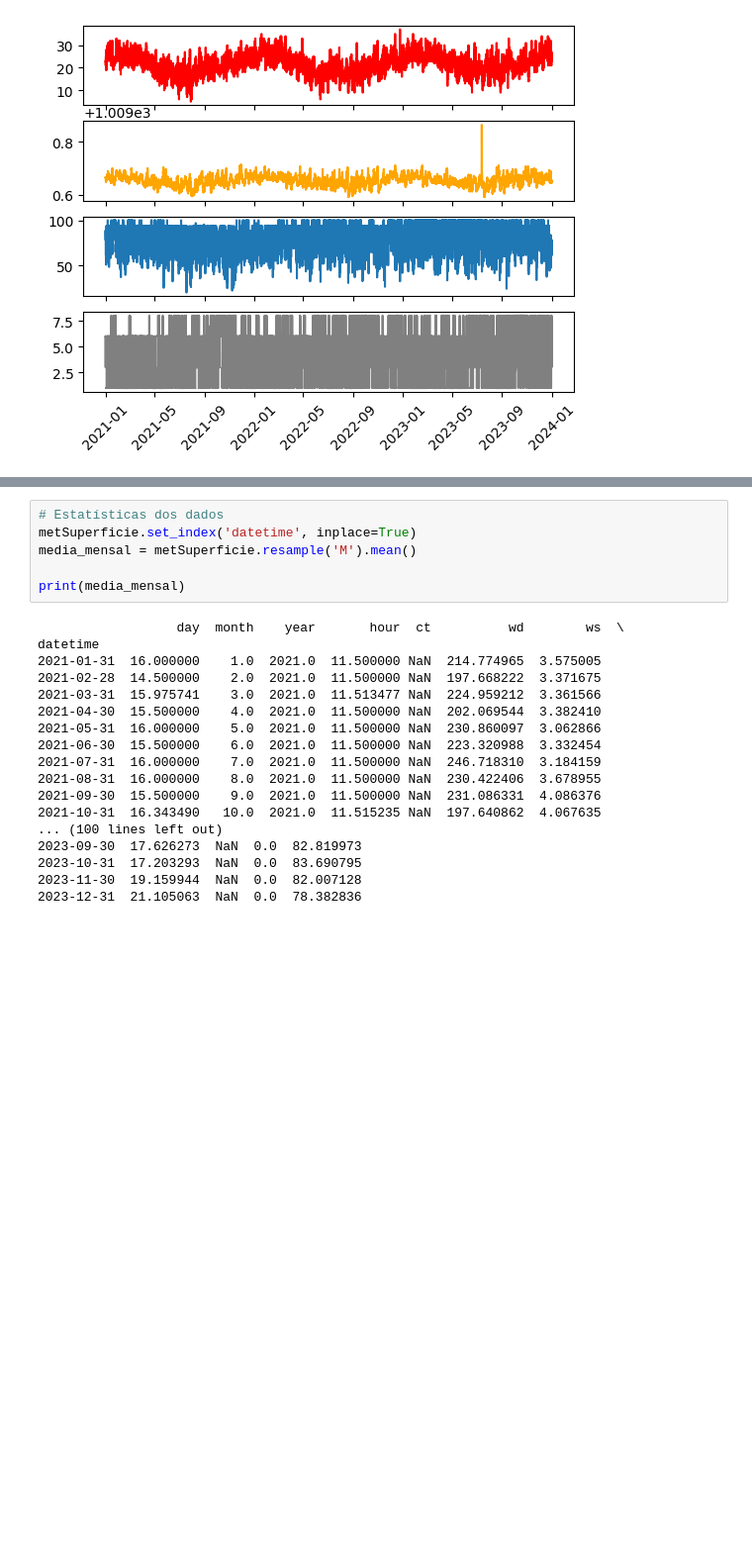
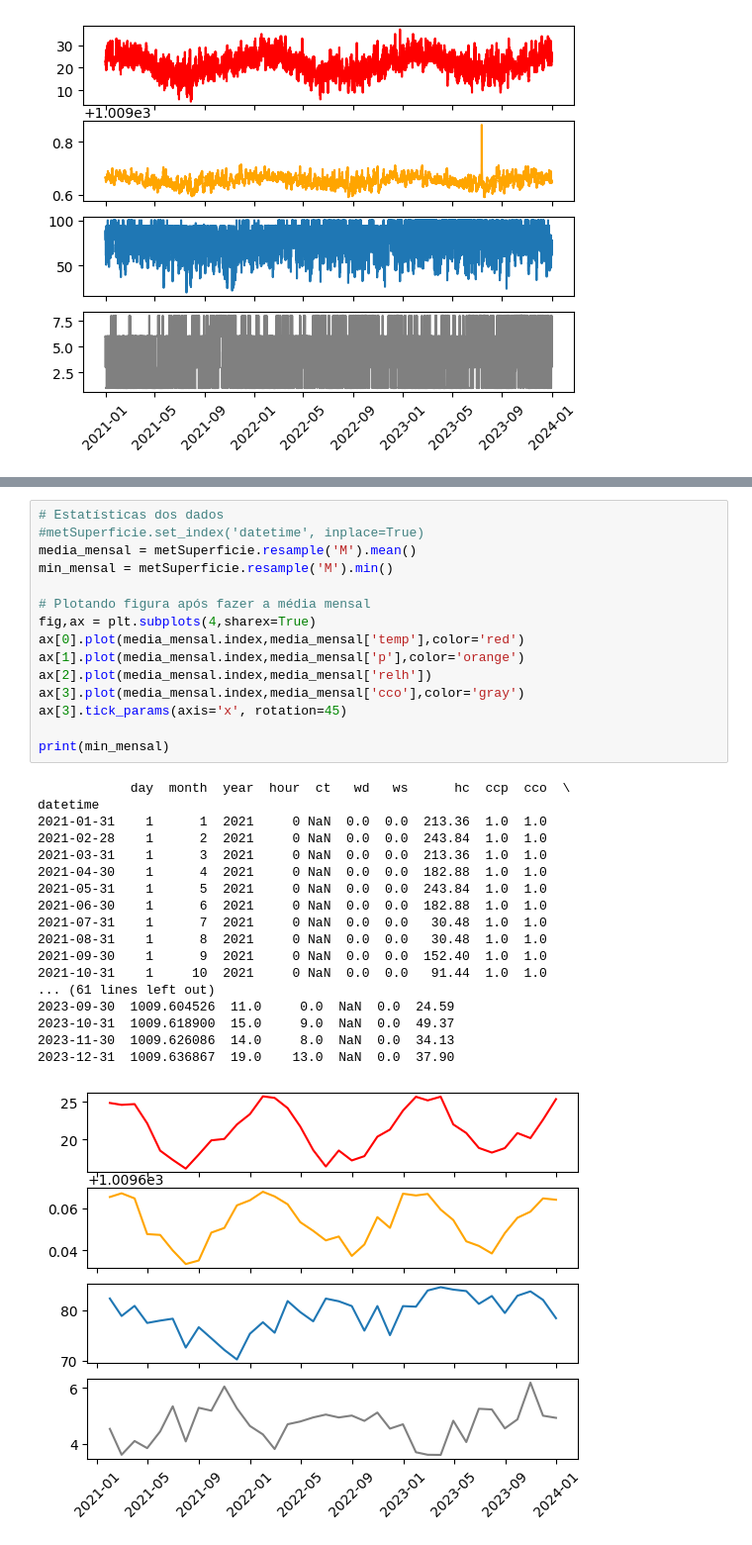
Before and after one commit to leohoinaski/ENS5173_202401, a Jupyter notebook: Atividade02.ipynb, the cells around one changed output, grey strips where cells are left out. Shown at 99% size. Cells and saved outputs as stored; diff of their text form; blank space fills up the shorter version.

```diff
--- a/Atividade02.ipynb
+++ b/Atividade02.ipynb
@@ -114,24 +153,34 @@ ax[3].tick_params(axis='x', rotation=45)
 # %%
 # Estatísticas dos dados
-metSuperficie.set_index('datetime', inplace=True)
+#metSuperficie.set_index('datetime', inplace=True)
 media_mensal = metSuperficie.resample('M').mean()
+min_mensal = metSuperficie.resample('M').min()
 
-print(media_mensal)
+# Plotando figura após fazer a média mensal
+fig,ax = plt.subplots(4,sharex=True)
+ax[0].plot(media_mensal.index,media_mensal['temp'],color='red')
+ax[1].plot(media_mensal.index,media_mensal['p'],color='orange')
+ax[2].plot(media_mensal.index,media_mensal['relh'])
+ax[3].plot(media_mensal.index,media_mensal['cco'],color='gray')
+ax[3].tick_params(axis='x', rotation=45)
+
+print(min_mensal)
 # %% [output]
-                  day  month    year       hour  ct          wd        ws  \
+            day  month  year  hour  ct   wd   ws      hc  ccp  cco  \
 datetime
-2021-01-31  16.000000    1.0  2021.0  11.500000 NaN  214.774965  3.575005
-2021-02-28  14.500000    2.0  2021.0  11.500000 NaN  197.668222  3.371675
-2021-03-31  15.975741    3.0  2021.0  11.513477 NaN  224.959212  3.361566
-2021-04-30  15.500000    4.0  2021.0  11.500000 NaN  202.069544  3.382410
-2021-05-31  16.000000    5.0  2021.0  11.500000 NaN  230.860097  3.062866
-2021-06-30  15.500000    6.0  2021.0  11.500000 NaN  223.320988  3.332454
-2021-07-31  16.000000    7.0  2021.0  11.500000 NaN  246.718310  3.184159
-2021-08-31  16.000000    8.0  2021.0  11.500000 NaN  230.422406  3.678955
-2021-09-30  15.500000    9.0  2021.0  11.500000 NaN  231.086331  4.086376
-2021-10-31  16.343490   10.0  2021.0  11.515235 NaN  197.640862  4.067635
-... (100 lines left out)
-2023-09-30  17.626273  NaN  0.0  82.819973
-2023-10-31  17.203293  NaN  0.0  83.690795
-2023-11-30  19.159944  NaN  0.0  82.007128
-2023-12-31  21.105063  NaN  0.0  78.382836
+2021-01-31    1      1  2021     0 NaN  0.0  0.0  213.36  1.0  1.0
+2021-02-28    1      2  2021     0 NaN  0.0  0.0  243.84  1.0  1.0
+2021-03-31    1      3  2021     0 NaN  0.0  0.0  213.36  1.0  1.0
+2021-04-30    1      4  2021     0 NaN  0.0  0.0  182.88  1.0  1.0
+2021-05-31    1      5  2021     0 NaN  0.0  0.0  243.84  1.0  1.0
+2021-06-30    1      6  2021     0 NaN  0.0  0.0  182.88  1.0  1.0
+2021-07-31    1      7  2021     0 NaN  0.0  0.0   30.48  1.0  1.0
+2021-08-31    1      8  2021     0 NaN  0.0  0.0   30.48  1.0  1.0
+2021-09-30    1      9  2021     0 NaN  0.0  0.0  152.40  1.0  1.0
+2021-10-31    1     10  2021     0 NaN  0.0  0.0   91.44  1.0  1.0
+... (61 lines left out)
+2023-09-30  1009.604526  11.0     0.0  NaN  0.0  24.59
+2023-10-31  1009.618900  15.0     9.0  NaN  0.0  49.37
+2023-11-30  1009.626086  14.0     8.0  NaN  0.0  34.13
+2023-12-31  1009.636867  19.0    13.0  NaN  0.0  37.90
+[figure, added]
```
Also changed, not shown: parts of 8 cells of this notebook.
